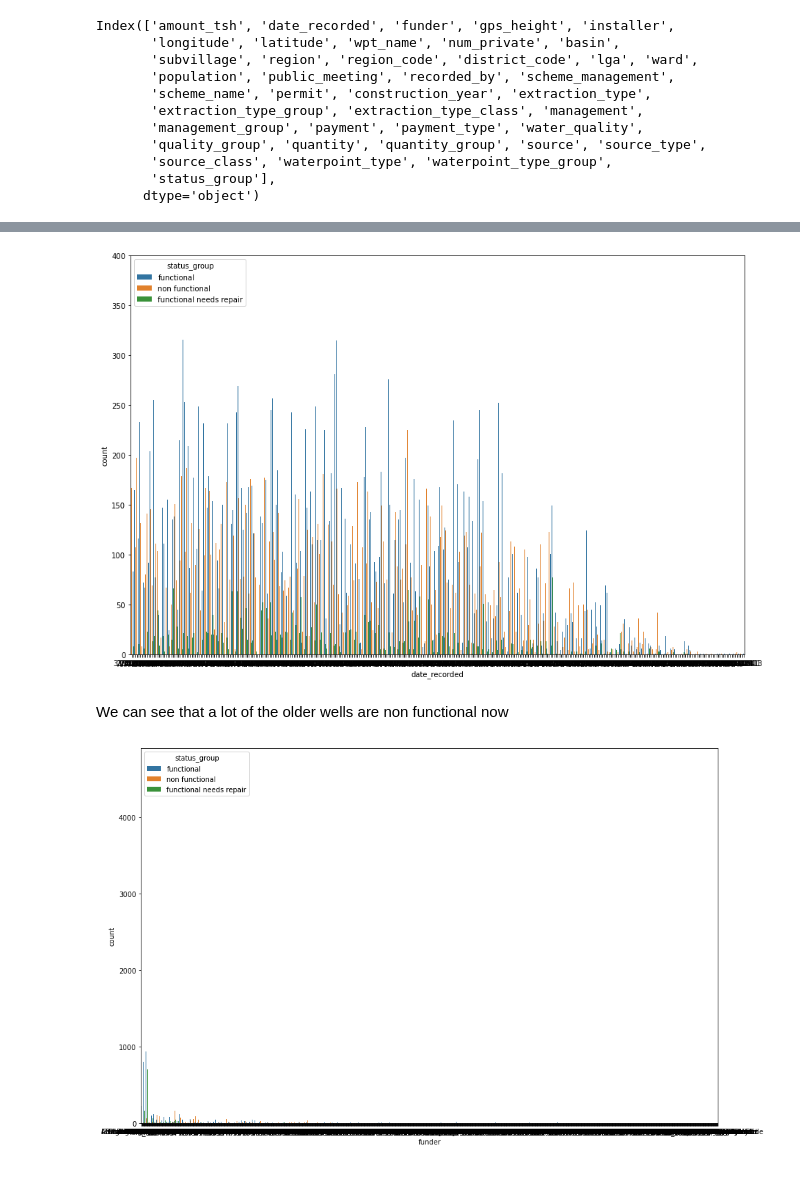
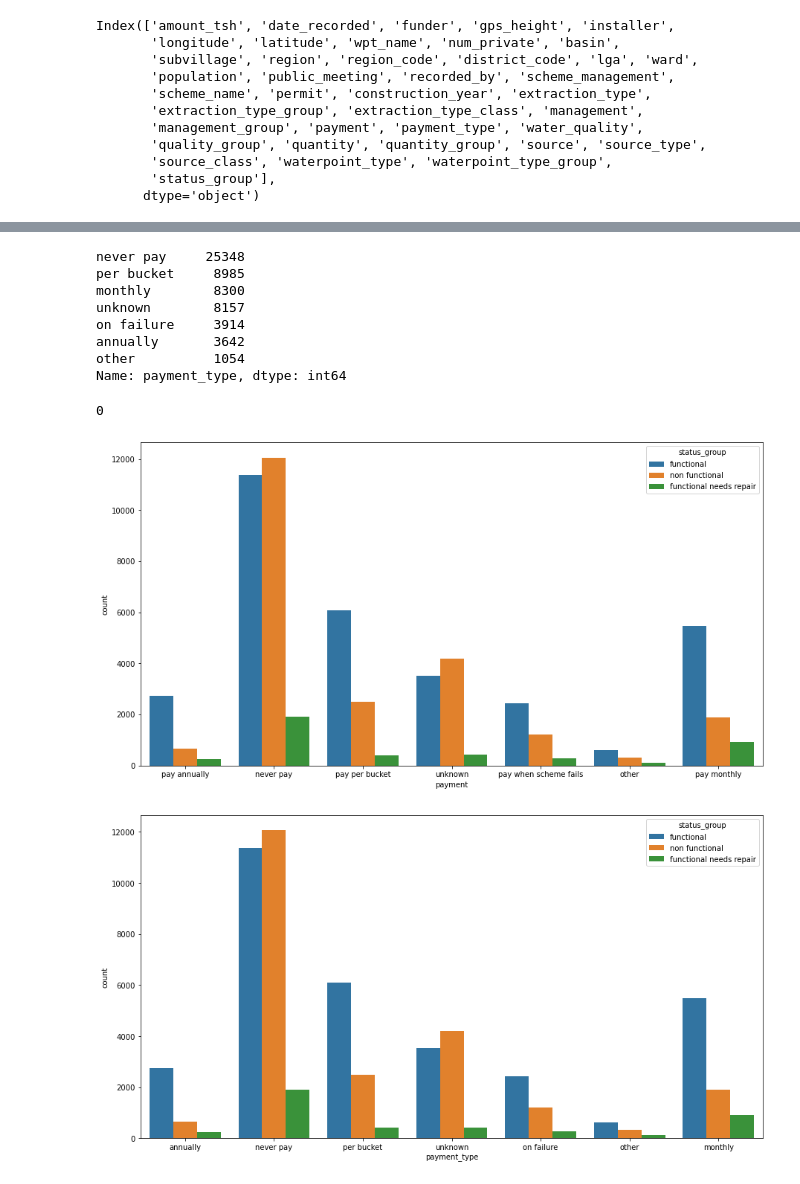
Before and after one commit to OlgertHasko/Tanzanian-Water-Wells, a Jupyter notebook: EDA.ipynb, the cells around one changed output, grey strips where cells are left out. Cells and saved outputs as stored; diff of their text form; code cells hidden in the pictures.

```diff
--- a/EDA.ipynb
+++ b/EDA.ipynb
@@ -107,5 +107,5 @@ import matplotlib.pyplot as plt
 # %%
 #Creating function to plot basic countplot for each column
 def count_plot(col):
-    plt.figure(figsize=(15,10))
+    plt.figure(figsize=(15,8))
     ax= sns.countplot(x=col, hue="status_group", data=df)
@@ -112,10 +123,23 @@ def count_plot(col):
+# %%
+df["payment_type"].value_counts()
+# %% [output]
+never pay     25348
+per bucket     8985
+monthly        8300
+unknown        8157
+on failure     3914
+annually       3642
+other          1054
+Name: payment_type, dtype: int64
+# %%
+df["payment"].isna().sum()
+# %% [output]
+0
 # %%
-count_plot("date_recorded")
+count_plot("payment")
 # %% [output]
-[figure, old version]
+[figure, new version]
-# %% [markdown]
-We can see that a lot of the older wells are non functional now
 # %%
-count_plot("funder")
+count_plot("payment_type")
 # %% [output]
-[figure, old version]
+[figure, new version]
```
Also changed, not shown: parts of 24 cells of this notebook, 2 other files.
